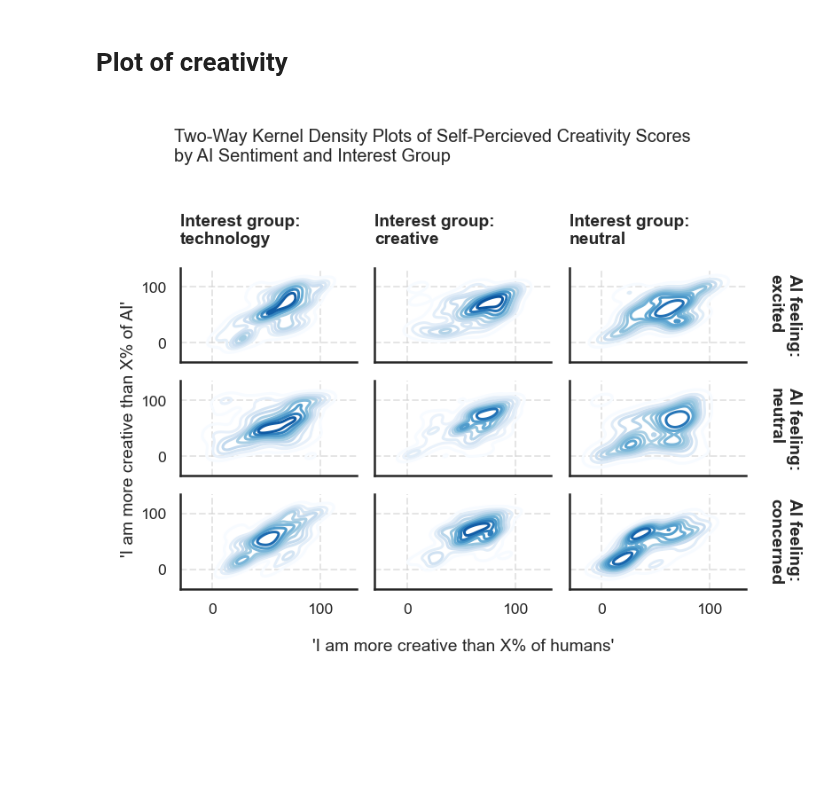
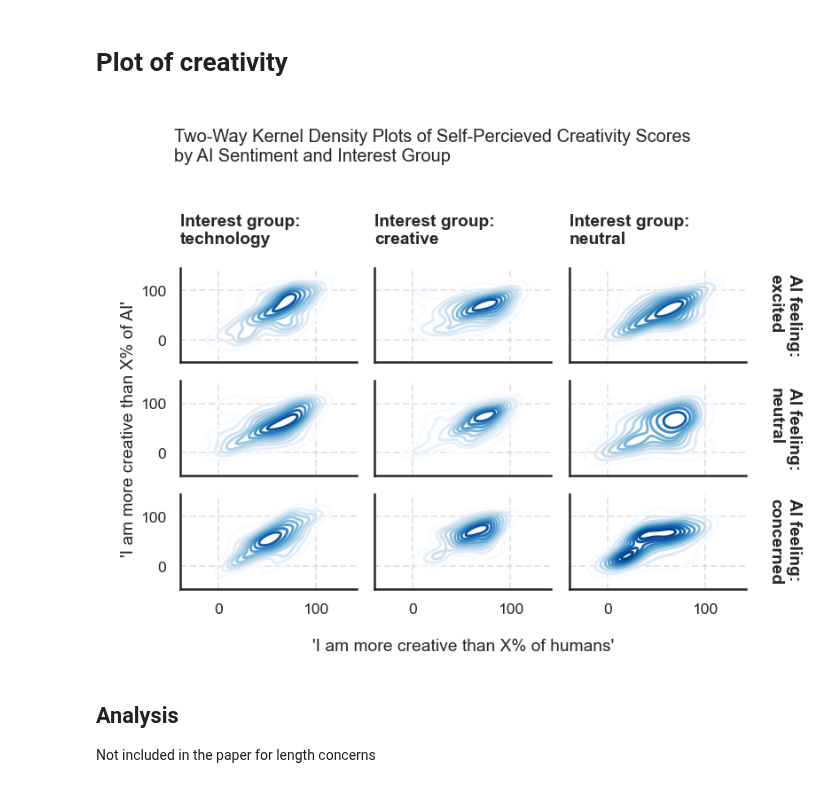
Before and after one commit to josh-ashkinaze/net_create, a Jupyter notebook: scripts/analyze_experiment/get_data.ipynb, the cells around one changed output. Cells and saved outputs as stored; diff of their text form; code cells hidden in the pictures; blank space fills up the shorter version.

```diff
--- a/scripts/analyze_experiment/get_data.ipynb
+++ b/scripts/analyze_experiment/get_data.ipynb
@@ -723,6 +731,20 @@ import pandas as pd
 import seaborn as sns
 import matplotlib.pyplot as plt
 
+def interest_group(source):
+    creative_sources = ['Creative Mornings newsletter', 'r/writing', 'r/poetry']
+    technology_sources = ['r/artificial', 'r/chatgpt', 'r/InternetIsBeautiful', 'r/singularity']
+    neutral_sources = ['share', 'facebook', 'r/samplesize', 'other']
+
+    if source in creative_sources:
+        return "creative"
+    elif source in technology_sources:
+        return "technology"
+    elif source in neutral_sources:
+        return "neutral"
+    else:
+        print("ERROR YOU DIDNT ACCOUNT FOR SOME SOURCE")
+        return "error"
 
 def make_aesthetic(hex_color_list=None):
     """Make Seaborn look clean"""
@@ -758,35 +780,39 @@ def make_aesthetic(hex_color_list=None):
     plt.rcParams['legend.frameon'] = True
     plt.rcParams['legend.framealpha'] = 0.8
     plt.rcParams['legend.facecolor'] = 'white'
-    plt.rcParams['savefig.transparent'] = True
+    plt.rcParams['savefig.transparent'] = False
     plt.rcParams['savefig.bbox'] = 'tight'
     plt.rcParams['savefig.pad_inches'] = 0.1
     plt.rcParams['figure.autolayout'] = True
 make_aesthetic()
 
 df = pd.read_csv("../../data/experiment_data/data_clean.csv")
 df['interest_group'] = df['source'].apply(lambda x: interest_group(x))
 df = df.dropna(subset=['ai_feeling', 'interest_group', 'creativity_ai', 'creativity_human'])
-
+df = df.drop_duplicates(subset=['participant_id'])
 
 
 g = sns.FacetGrid(df, row="ai_feeling", col="interest_group", margin_titles=True, sharex=True, sharey=True, height=3, aspect=1.25)
 g.map(sns.kdeplot, 'creativity_human', 'creativity_ai', cmap='Blues')
 
 # Add some labels
 g.set_axis_labels("I am more creative than\n X% of Humans", "Creativity AI")
 g.set_titles(row_template="AI feeling:\n{row_name}\n", col_template="Interest group:\n{col_name}\n", fontweight='bold')
 g.fig.suptitle('\nTwo-Way Kernel Density Plots of Self-Percieved Creativity Scores\nby AI Sentiment and Interest Group', size=20, ha='left', x=0.10)
 g.fig.tight_layout(rect=[0, 0, 1, 0.96])
 
 # Clearing default x and y labels
 for ax in g.axes.flat:
     ax.set_xlabel('')
     ax.set_ylabel('')
 
 g.axes[-1][1].set_xlabel("\n'I am more creative than X% of humans'")
 g.axes[1][0].set_ylabel("\n'I am more creative than X% of AI'")
 
 plt.savefig("two_way.png", dpi=400)
 # %% [output]
-[figure, old version]
+[figure, new version]
+# %% [markdown]
+## Analysis
+
+Not included in the paper for length concerns
```
Also changed, not shown: parts of 8 cells of this notebook, 2 other files.
